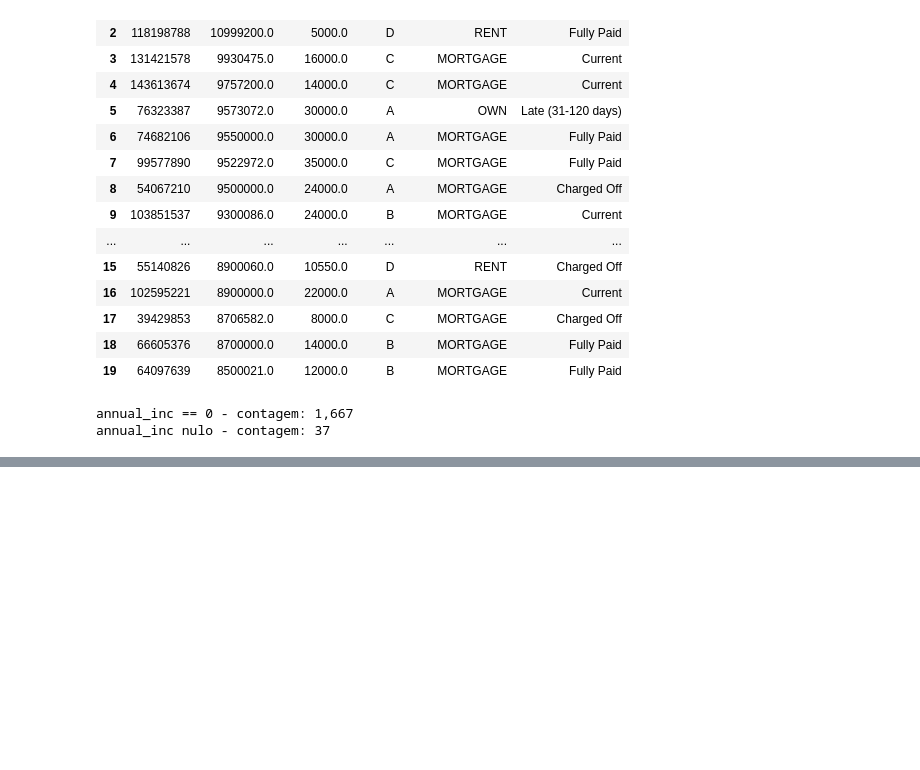
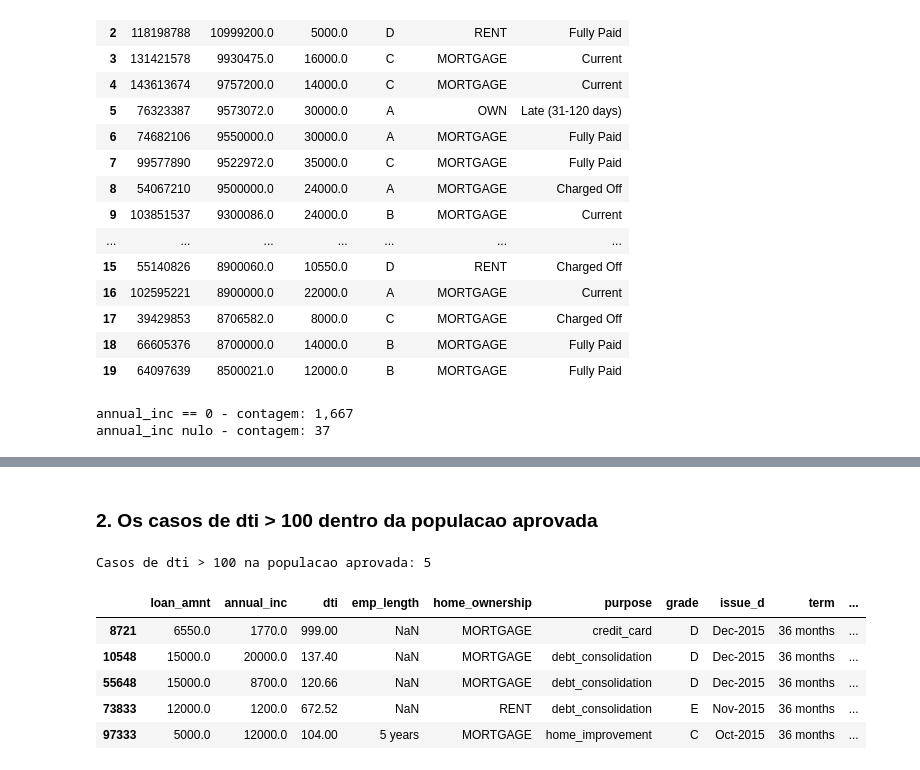
Before and after one commit to MateusFPavan/credit-default-prediction-lendingclub, a Jupyter notebook: notebooks/01_data_understanding.ipynb, the cells around one changed output, grey strips where cells are left out. Saved outputs shown, nothing was run; the diff lists cells and outputs as text; code cells hidden in the pictures; blank space fills up the shorter version.

```diff
--- a/notebooks/01_data_understanding.ipynb
+++ b/notebooks/01_data_understanding.ipynb
@@ -558,0 +628,18 @@ annual_inc nulo - contagem: 37
+# %% [markdown]
+### 2. Os casos de dti > 100 dentro da populacao aprovada
+# %%
+dti_gt100_in_pop = pop_extra.loc[
+    pop_extra['dti'] > 100,
+    ['loan_amnt', 'annual_inc', 'dti', 'emp_length', 'home_ownership', 'purpose', 'grade', 'issue_d', 'term_clean', 'loan_status']
+].rename(columns={'term_clean': 'term'})
+
+print(f'Casos de dti > 100 na populacao aprovada: {len(dti_gt100_in_pop)}')
+dti_gt100_in_pop
+# %% [output]
+Casos de dti > 100 na populacao aprovada: 5
+|  | loan_amnt | annual_inc | dti | emp_length | home_ownership | purpose | grade | issue_d | term | ... |
+| 8721 | 6550.0 | 1770.0 | 999.00 | NaN | MORTGAGE | credit_card | D | Dec-2015 | 36 months | ... |
+| 10548 | 15000.0 | 20000.0 | 137.40 | NaN | MORTGAGE | debt_consolidation | D | Dec-2015 | 36 months | ... |
+| 55648 | 15000.0 | 8700.0 | 120.66 | NaN | MORTGAGE | debt_consolidation | D | Dec-2015 | 36 months | ... |
+| 73833 | 12000.0 | 1200.0 | 672.52 | NaN | RENT | debt_consolidation | E | Nov-2015 | 36 months | ... |
+| 97333 | 5000.0 | 12000.0 | 104.00 | 5 years | MORTGAGE | home_improvement | C | Oct-2015 | 36 months | ... |
```
Also changed, not shown: parts of 5 cells of this notebook.
